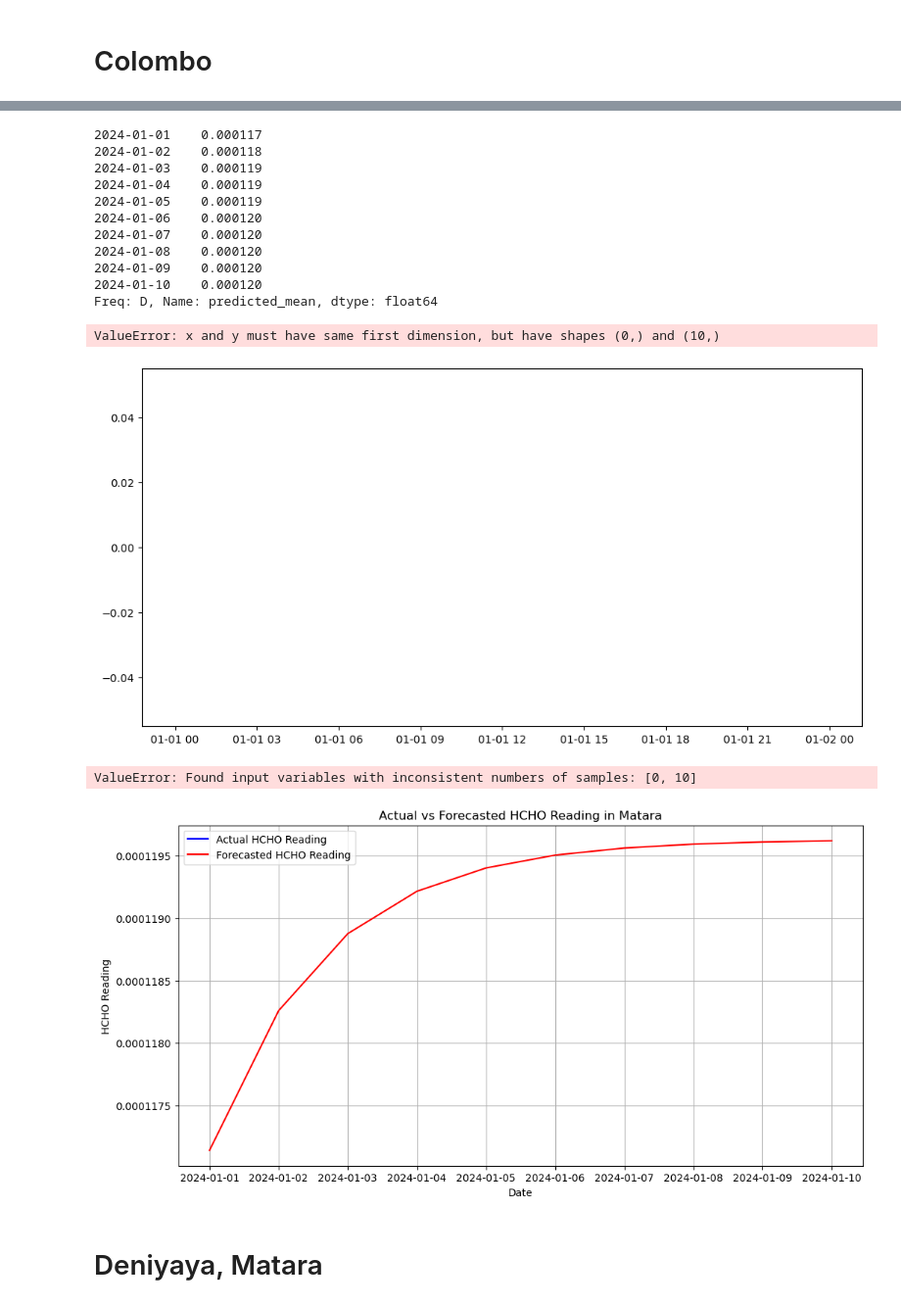
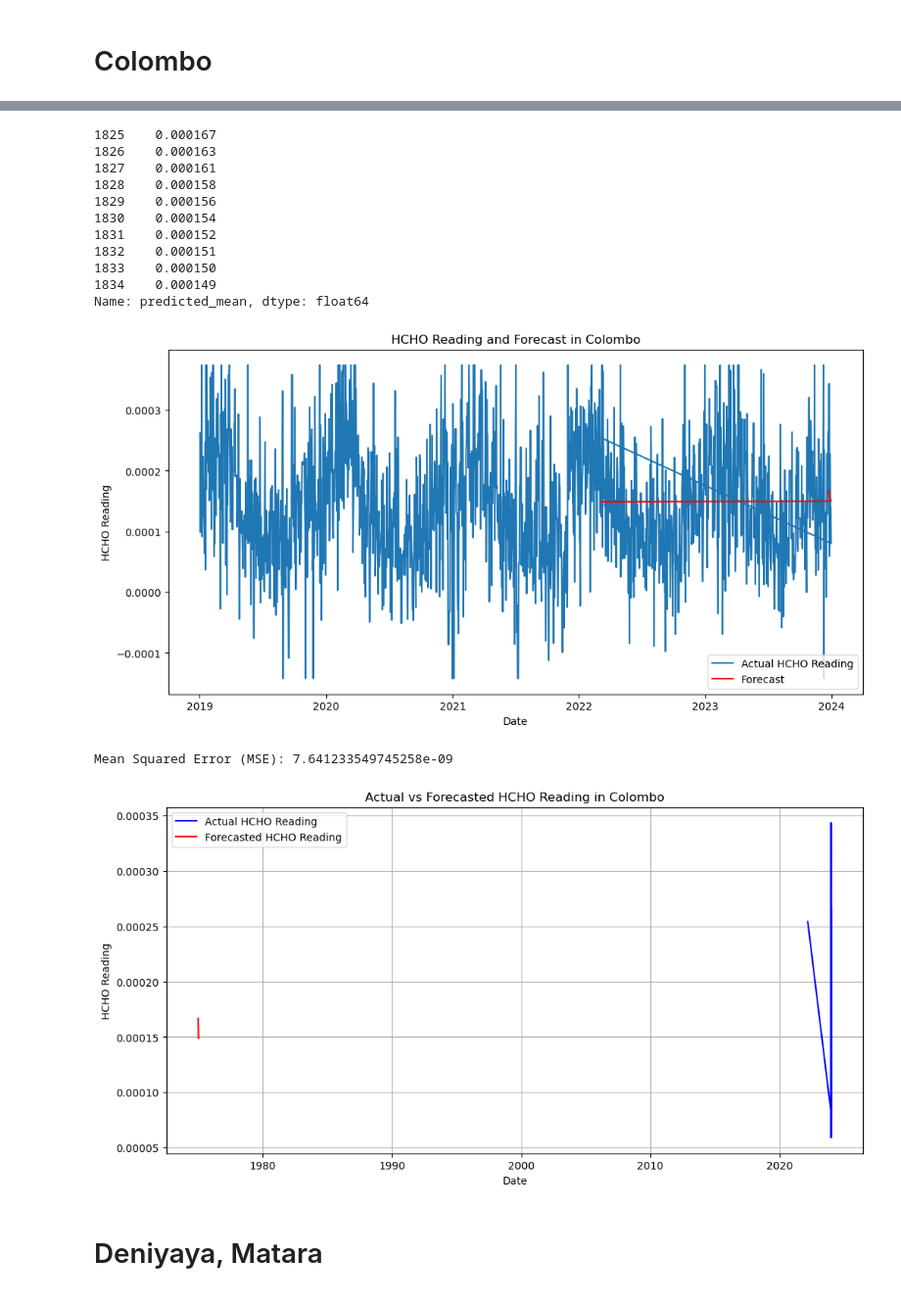
Before and after one commit to VanujaSooriyaarachchi/HCHO_Prediction, a Jupyter notebook: Arima.ipynb, the cells around one changed output, grey strips where cells are left out. Shown at 98% size. Cells and saved outputs as stored; diff of their text form; code cells hidden in the pictures.

```diff
--- a/Arima.ipynb
+++ b/Arima.ipynb
@@ -190,6 +191,6 @@ ValueError: zero-size array to reduction operation maximum which has no identity
 # %%
 # Selecting the data for the model
-colombo_data = concatenated_dataset[concatenated_dataset['Location'] == 'Colombo, Proper']['HCHO Reading']
+colombo_data = concatenated_dataset[concatenated_dataset['Location'] == 'Colombo Proper']['HCHO Reading']
 # %%
 from statsmodels.tsa.arima.model import ARIMA
 
@@ -209,55 +229,54 @@ ValueError: zero-size array to reduction operation maximum which has no identity
 forecast = arima_result.forecast(steps=10)
 forecast
 # %% [output]
-2024-01-01    0.000117
-2024-01-02    0.000118
-2024-01-03    0.000119
-2024-01-04    0.000119
-2024-01-05    0.000119
-2024-01-06    0.000120
-2024-01-07    0.000120
-2024-01-08    0.000120
-2024-01-09    0.000120
-2024-01-10    0.000120
-Freq: D, Name: predicted_mean, dtype: float64
+1825    0.000167
+1826    0.000163
+1827    0.000161
+1828    0.000158
+1829    0.000156
+1830    0.000154
+1831    0.000152
+1832    0.000151
+1833    0.000150
+1834    0.000149
+Name: predicted_mean, dtype: float64
 # %%
 from sklearn.metrics import mean_squared_error
 
 # Forecasting the next 10 periods
 forecast = arima_result.forecast(steps=10)
 
 # Plot the original data and the forecast
 plt.figure(figsize=(12, 6))
 plt.plot(colombo_data, label='Actual HCHO Reading')
 plt.plot(colombo_data.index[-10:], forecast, label='Forecast', color='red')
-plt.title('HCHO Reading and Forecast in Matara')
+plt.title('HCHO Reading and Forecast in Colombo')
 plt.xlabel('Date')
 plt.ylabel('HCHO Reading')
 plt.legend()
 plt.show()
 # %% [output]
-ValueError: x and y must have same first dimension, but have shapes (0,) and (10,)
-[figure, old version]
+[figure, new version]
 # %%
 # Calculate and print model performance metrics
 # Calculate mean squared error
 mse = mean_squared_error(colombo_data[-10:], forecast)
 print(f'Mean Squared Error (MSE): {mse}')
 # %% [output]
-ValueError: Found input variables with inconsistent numbers of samples: [0, 10]
+Mean Squared Error (MSE): 7.641233549745258e-09
 # %%
 # Plot the actual vs forecasted values
 plt.figure(figsize=(12, 6))
 plt.plot(colombo_data[-10:], label='Actual HCHO Reading', color='blue')
 plt.plot(forecast, label='Forecasted HCHO Reading', color='red')
-plt.title('Actual vs Forecasted HCHO Reading in Matara')
+plt.title('Actual vs Forecasted HCHO Reading in Colombo')
 plt.xlabel('Date')
 plt.ylabel('HCHO Reading')
 plt.grid(True)
 plt.legend()
 plt.show()
 # %% [output]
-[figure, old version]
+[figure, new version]
 # %% [markdown]
 # Deniyaya, Matara
 # %%
```
Also changed, not shown: parts of 13 cells of this notebook, 3 other files.
